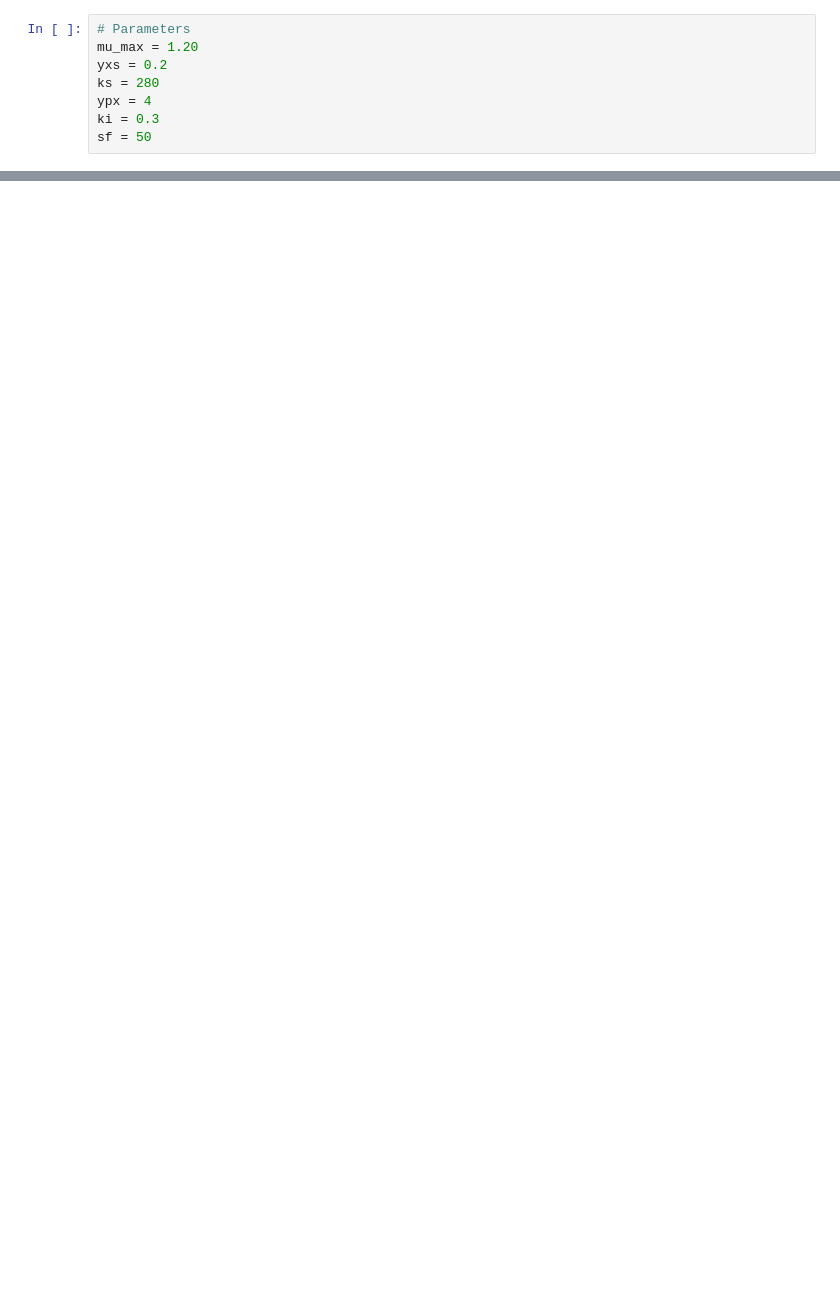
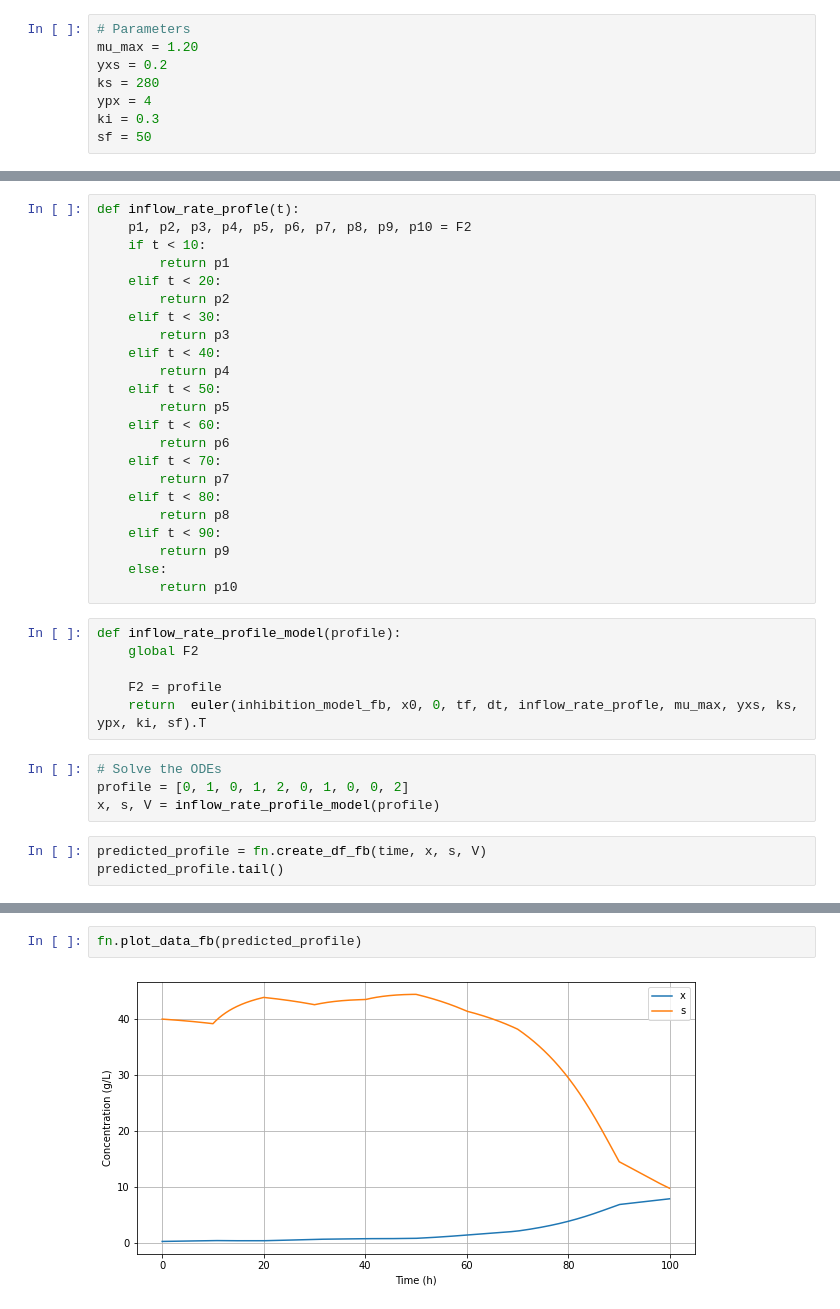
Before and after one commit to juanmggb/maestria, a Jupyter notebook: mc_fb_optimization/mc_fb_optimization.ipynb, the cells around one changed output, grey strips where cells are left out. Saved outputs shown, nothing was run; the diff lists cells and outputs as text; blank space fills up the shorter version.

```diff
--- a/mc_fb_optimization/mc_fb_optimization.ipynb
+++ b/mc_fb_optimization/mc_fb_optimization.ipynb
@@ -185,0 +159,36 @@ plt.show()
+# %%
+def inflow_rate_profle(t):
+    p1, p2, p3, p4, p5, p6, p7, p8, p9, p10 = F2
+    if t < 10:
+        return p1
+    elif t < 20:
+        return p2
+    elif t < 30:
+        return p3
+    elif t < 40:
+        return p4
+    elif t < 50:
+        return p5
+    elif t < 60:
+        return p6
+    elif t < 70:
+        return p7
+    elif t < 80:
+        return p8
+    elif t < 90:
+        return p9
+    else:
+        return p10
+# %%
+def inflow_rate_profile_model(profile):
+    global F2
+
+    F2 = profile
+    return  euler(inhibition_model_fb, x0, 0, tf, dt, inflow_rate_profle, mu_max, yxs, ks, ypx, ki, sf).T
+# %%
+# Solve the ODEs
+profile = [0, 1, 0, 1, 2, 0, 1, 0, 0, 2]
+x, s, V = inflow_rate_profile_model(profile)
+# %%
+predicted_profile = fn.create_df_fb(time, x, s, V)
+predicted_profile.tail()
@@ -185,0 +202,4 @@ plt.show()
+# %%
+fn.plot_data_fb(predicted_profile)
+# %% [output]
+[figure, added]
```
Also changed, not shown: parts of 56 cells of this notebook.
